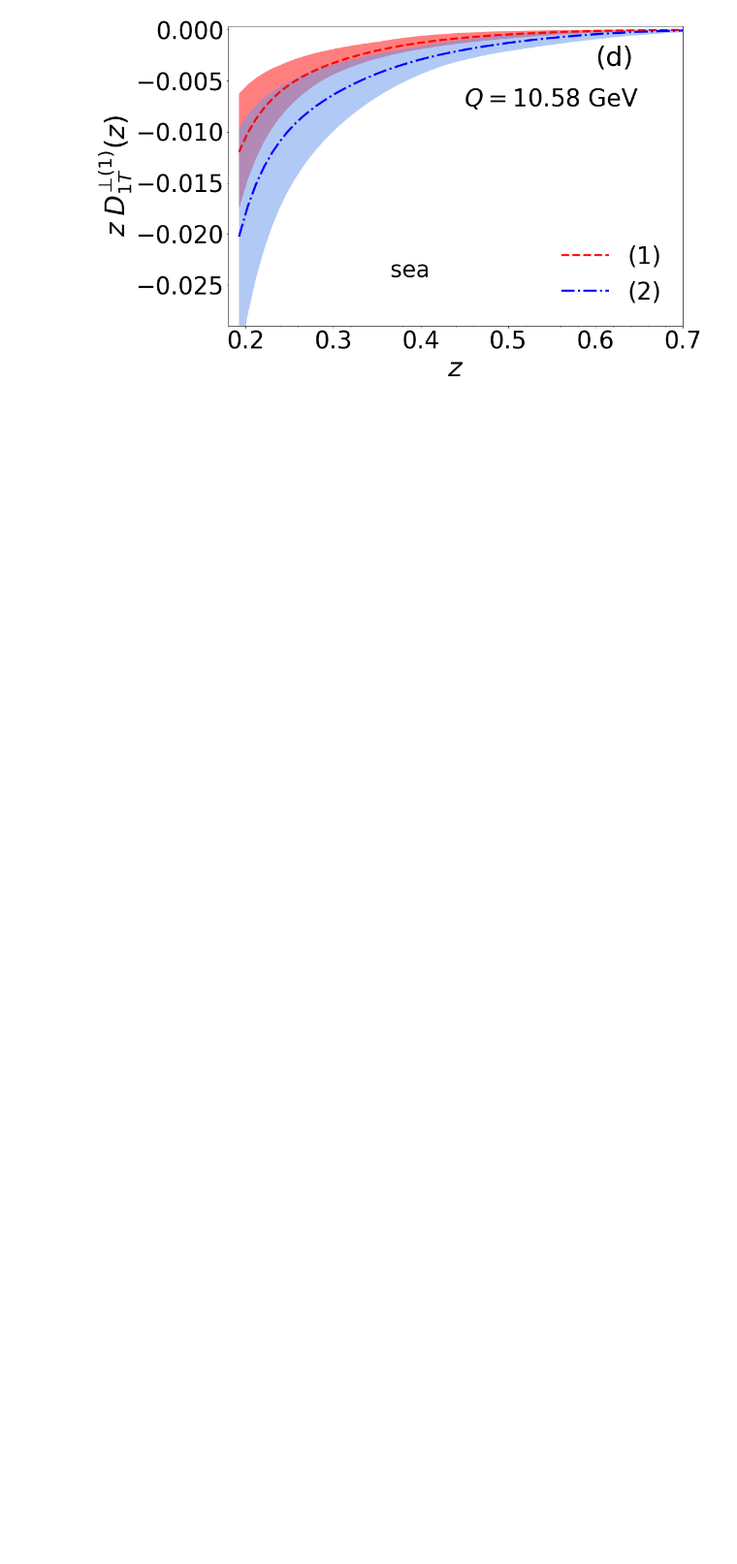
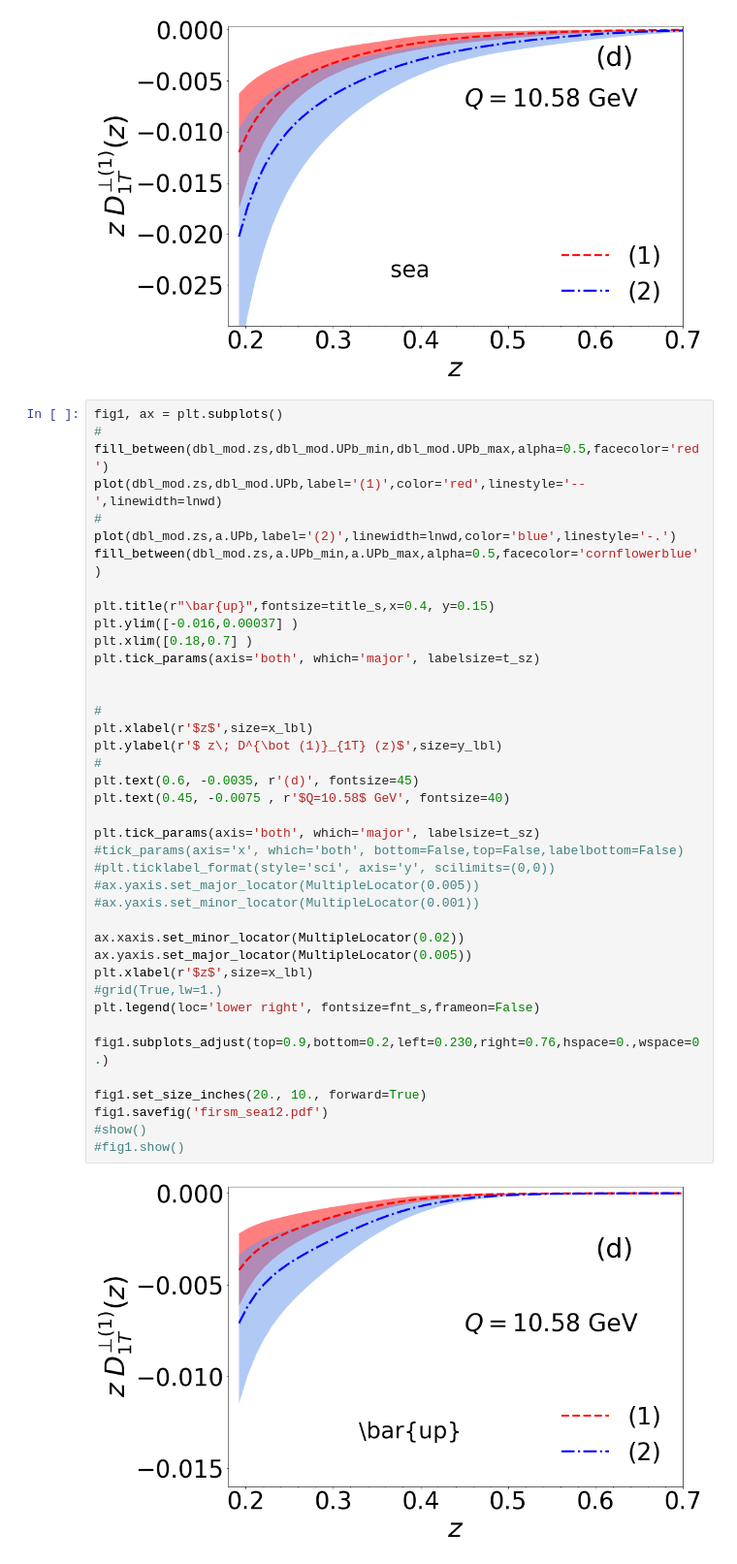
Before and after one commit to zaccheddu/SIDIS_epem, a Jupyter notebook: first_moments/plotter_first_mom2_scenarios12.ipynb, the cells around one changed output. Shown at 97% size. Saved outputs shown, nothing was run; the diff lists cells and outputs as text; blank space fills up the shorter version.

```diff
--- a/first_moments/plotter_first_mom2_scenarios12.ipynb
+++ b/first_moments/plotter_first_mom2_scenarios12.ipynb
@@ -285,3 +285,45 @@ fig1.savefig('firsm_sea12.pdf')
 #fig1.show()
 # %% [output]
 [figure]
+# %%
+fig1, ax = plt.subplots()
+#
+fill_between(dbl_mod.zs,dbl_mod.UPb_min,dbl_mod.UPb_max,alpha=0.5,facecolor='red')
+plot(dbl_mod.zs,dbl_mod.UPb,label='(1)',color='red',linestyle='--',linewidth=lnwd)
+#
+plot(dbl_mod.zs,a.UPb,label='(2)',linewidth=lnwd,color='blue',linestyle='-.')
+fill_between(dbl_mod.zs,a.UPb_min,a.UPb_max,alpha=0.5,facecolor='cornflowerblue')
+
+plt.title(r"\bar{up}",fontsize=title_s,x=0.4, y=0.15)
+plt.ylim([-0.016,0.00037] )
+plt.xlim([0.18,0.7] )
+plt.tick_params(axis='both', which='major', labelsize=t_sz)
+
+
+#
+plt.xlabel(r'$z$',size=x_lbl)
+plt.ylabel(r'$ z\; D^{\bot (1)}_{1T} (z)$',size=y_lbl)
+#
+plt.text(0.6, -0.0035, r'(d)', fontsize=45)
+plt.text(0.45, -0.0075 , r'$Q=10.58$ GeV', fontsize=40)
+
+plt.tick_params(axis='both', which='major', labelsize=t_sz)
+#tick_params(axis='x', which='both', bottom=False,top=False,labelbottom=False)
+#plt.ticklabel_format(style='sci', axis='y', scilimits=(0,0))
+#ax.yaxis.set_major_locator(MultipleLocator(0.005))
+#ax.yaxis.set_minor_locator(MultipleLocator(0.001))
+
+ax.xaxis.set_minor_locator(MultipleLocator(0.02))
+ax.yaxis.set_major_locator(MultipleLocator(0.005))
+plt.xlabel(r'$z$',size=x_lbl)
+#grid(True,lw=1.)
+plt.legend(loc='lower right', fontsize=fnt_s,frameon=False)
+
+fig1.subplots_adjust(top=0.9,bottom=0.2,left=0.230,right=0.76,hspace=0.,wspace=0.)
+
+fig1.set_size_inches(20., 10., forward=True)
+fig1.savefig('firsm_sea12.pdf')
+#show()
+#fig1.show()
+# %% [output]
+[figure, added]
```
Also changed, not shown: parts of 1 cell of this notebook, 18 other files.
